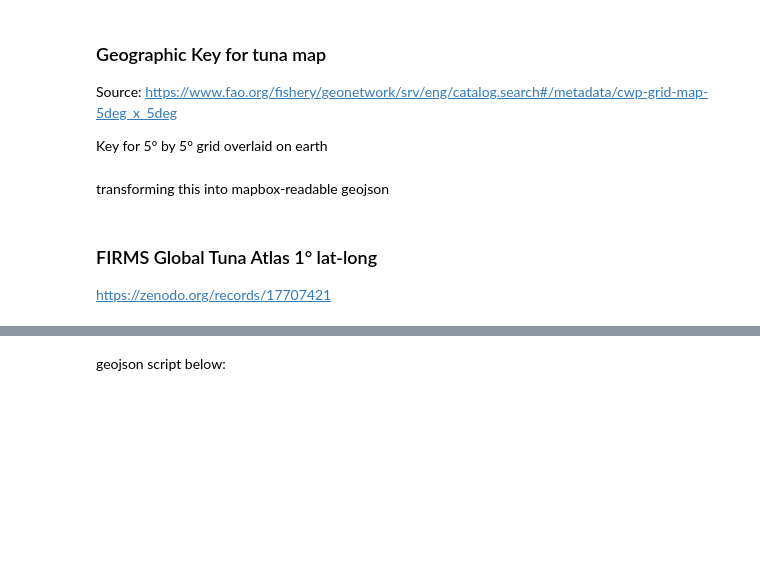
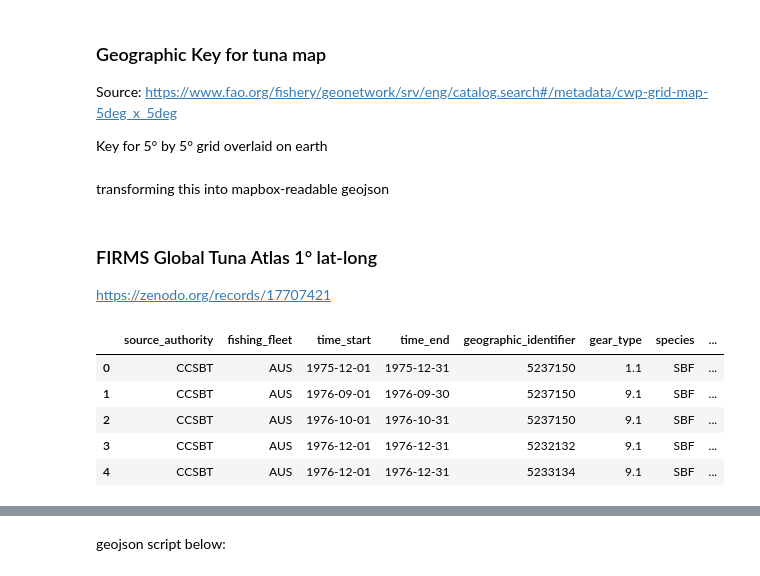
Before and after one commit to nmolnar-parsons/thesis, a Jupyter notebook: data-wrangling/data_cleaning_for_viz.ipynb, the cells around one changed output, grey strips where cells are left out. Drawn from its saved outputs; the diff is of its cells as text; code cells hidden in the pictures; blank space fills up the shorter version.

```diff
--- a/data-wrangling/data_cleaning_for_viz.ipynb
+++ b/data-wrangling/data_cleaning_for_viz.ipynb
@@ -337,8 +337,15 @@ print(f"Done. Output: {OUTPUT_GEOJSON} ({size_mb:.1f} MB)")
 ### FIRMS Global Tuna Atlas 1° lat-long
 https://zenodo.org/records/17707421
 # %%
-tuna_1deg = pd.read_csv("datasets/tuna_map/global_catch_1deg_1m_surface_firms_level0_harmonized.csv")
+tuna_1deg = pd.read_csv("../datasets/tuna_map/global_catch_1deg_1m_surface_firms_level0_harmonized.csv")
 tuna_1deg.head()
+# %% [output]
+|  | source_authority | fishing_fleet | time_start | time_end | geographic_identifier | gear_type | species | ... |
+| 0 | CCSBT | AUS | 1975-12-01 | 1975-12-31 | 5237150 | 1.1 | SBF | ... |
+| 1 | CCSBT | AUS | 1976-09-01 | 1976-09-30 | 5237150 | 9.1 | SBF | ... |
+| 2 | CCSBT | AUS | 1976-10-01 | 1976-10-31 | 5237150 | 9.1 | SBF | ... |
+| 3 | CCSBT | AUS | 1976-12-01 | 1976-12-31 | 5232132 | 9.1 | SBF | ... |
+| 4 | CCSBT | AUS | 1976-12-01 | 1976-12-31 | 5233134 | 9.1 | SBF | ... |
 # %%
 #same processing as 5deg
 
```
Also changed, not shown: parts of 4 cells of this notebook, 13 other files.
